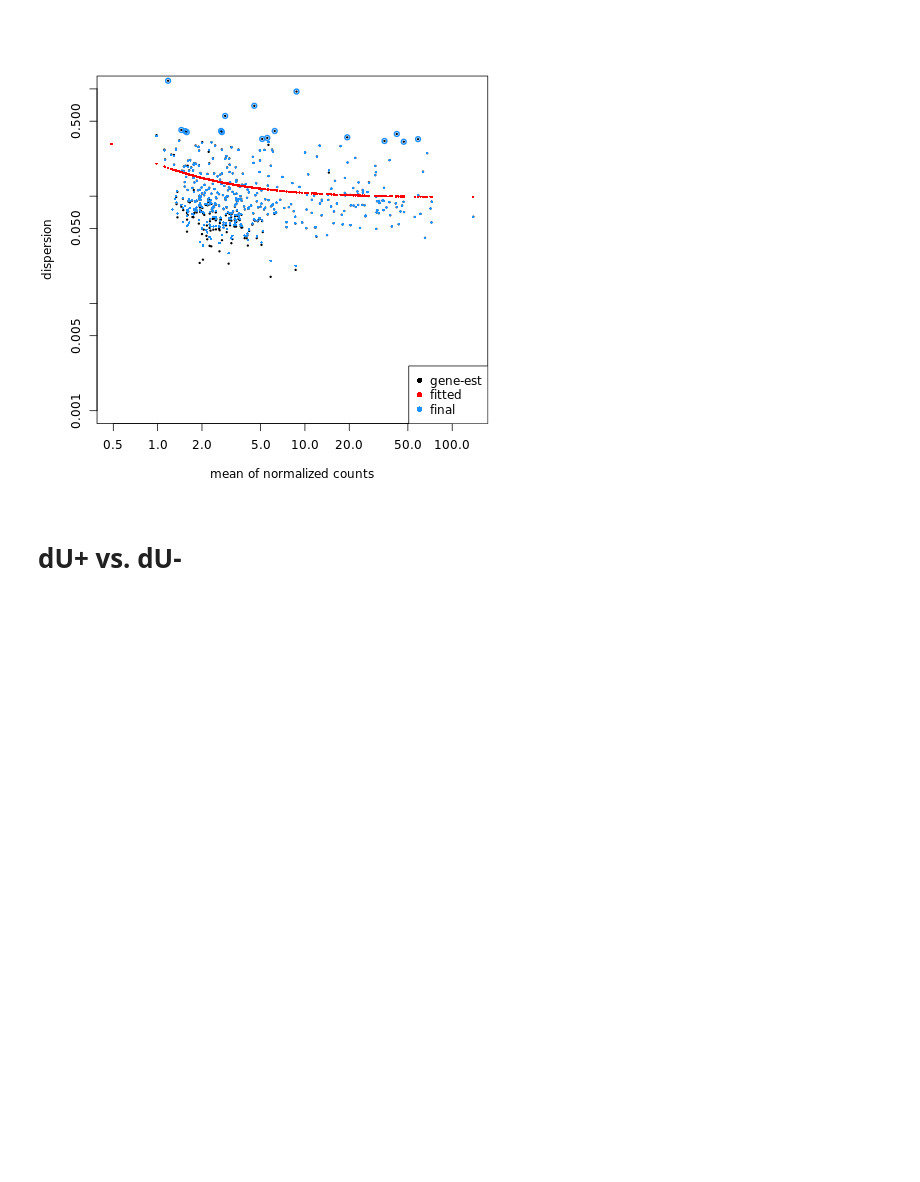
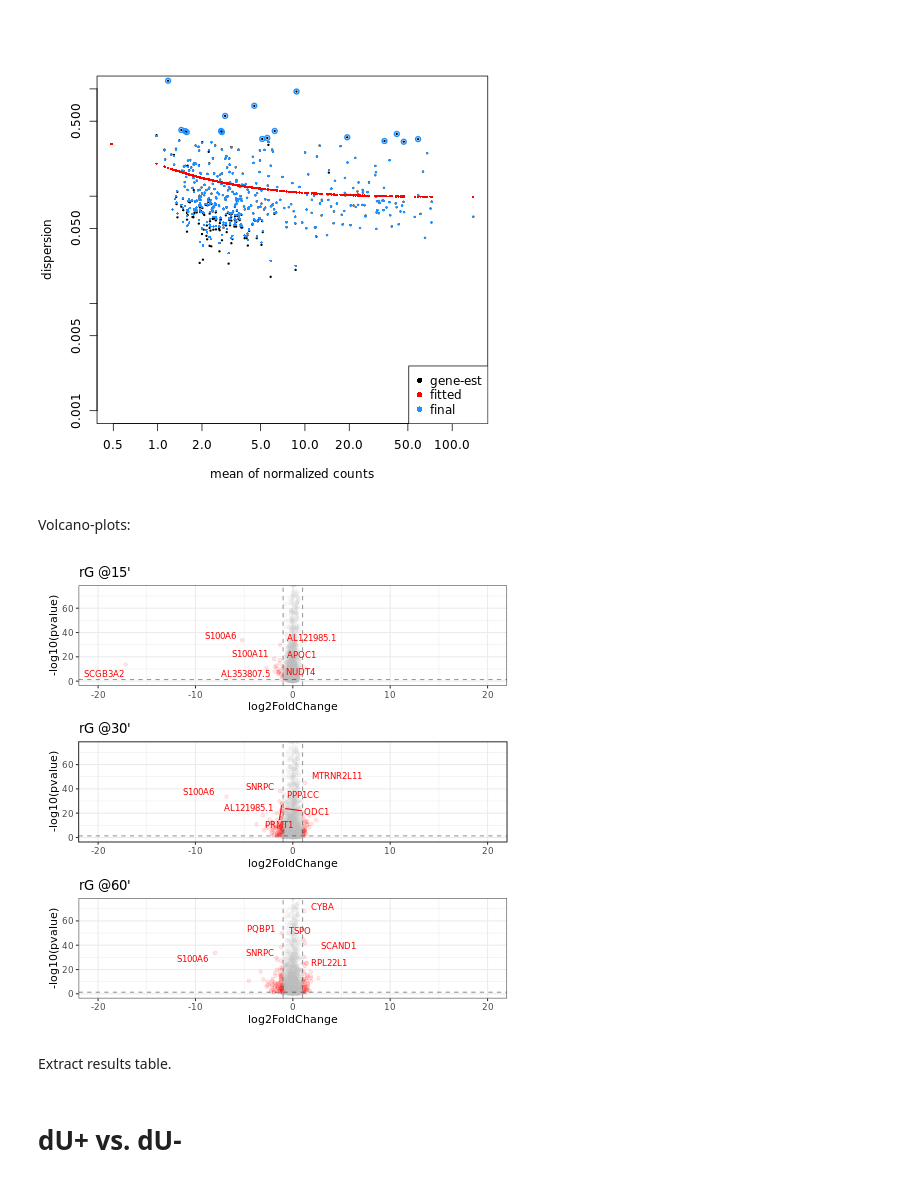
Before and after one commit to abearab/sc-haircut-net, a Jupyter notebook: differential-analysis.ipynb, the cells around one changed output. Saved outputs shown, nothing was run; the diff lists cells and outputs as text; code cells hidden in the pictures; blank space fills up the shorter version.

Commit message:
deseq results

```diff
--- a/differential-analysis.ipynb
+++ b/differential-analysis.ipynb
@@ -248,9 +249,17 @@ plotDisp(dds_rG)
 [figure]
 # %%
 %%R
-dds_rG <- readRDS('dds_rG.rds')
+dds_rG <- readRDS('deseq/dds_rG.rds')
 # %%
-%%R
-rG_15 <- results(dds_rG, contrast=list("rG_True_vs_False"), parallel=TRUE,independentFiltering=FALSE)  %>% data.frame
-rG_30 <- results(dds_rG, contrast=list("rG_True_vs_False", "rGTrue.time30"), parallel=TRUE,independentFiltering=FALSE)  %>% data.frame
-rG_60 <- results(dds_rG, contrast=list("rG_True_vs_False", "rGTrue.time60"), parallel=TRUE,independentFiltering=FALSE)  %>% data.frame
+%%R -o rG_15,rG_30,rG_60
+rG_15 <- results(dds_rG, contrast=list("rG_True_vs_False"), independentFiltering=FALSE)  %>%
+    data.frame %>%
+    relocate(log2FoldChange)
+
+rG_30 <- results(dds_rG, contrast=list("rG_True_vs_False", "rGTrue.time30"), independentFiltering=FALSE)  %>%
+    data.frame %>%
+    relocate(log2FoldChange)
+
+rG_60 <- results(dds_rG, contrast=list("rG_True_vs_False", "rGTrue.time60"), independentFiltering=FALSE)  %>%
+    data.frame %>%
+    relocate(log2FoldChange)
@@ -261,0 +266,13 @@ write.csv(rG_60,'deseq/delta_rG_60.csv',row.names = TRUE, col.names = TRUE)
+# %% [markdown]
+Volcano-plots:
+# %%
+%%R
+p15 <- plot_Volcano(rG_15,y_max=75,title='rG @15\'')
+p30 <- plot_Volcano(rG_30,y_max=75,title='rG @30\'')
+p60 <- plot_Volcano(rG_60,y_max=75,title='rG @60\'')
+
+p15 / p30 / p60
+# %% [output]
+[figure, added]
+# %% [markdown]
+Extract results table.
```
Also changed, not shown: parts of 30 cells of this notebook, 6 other files.
